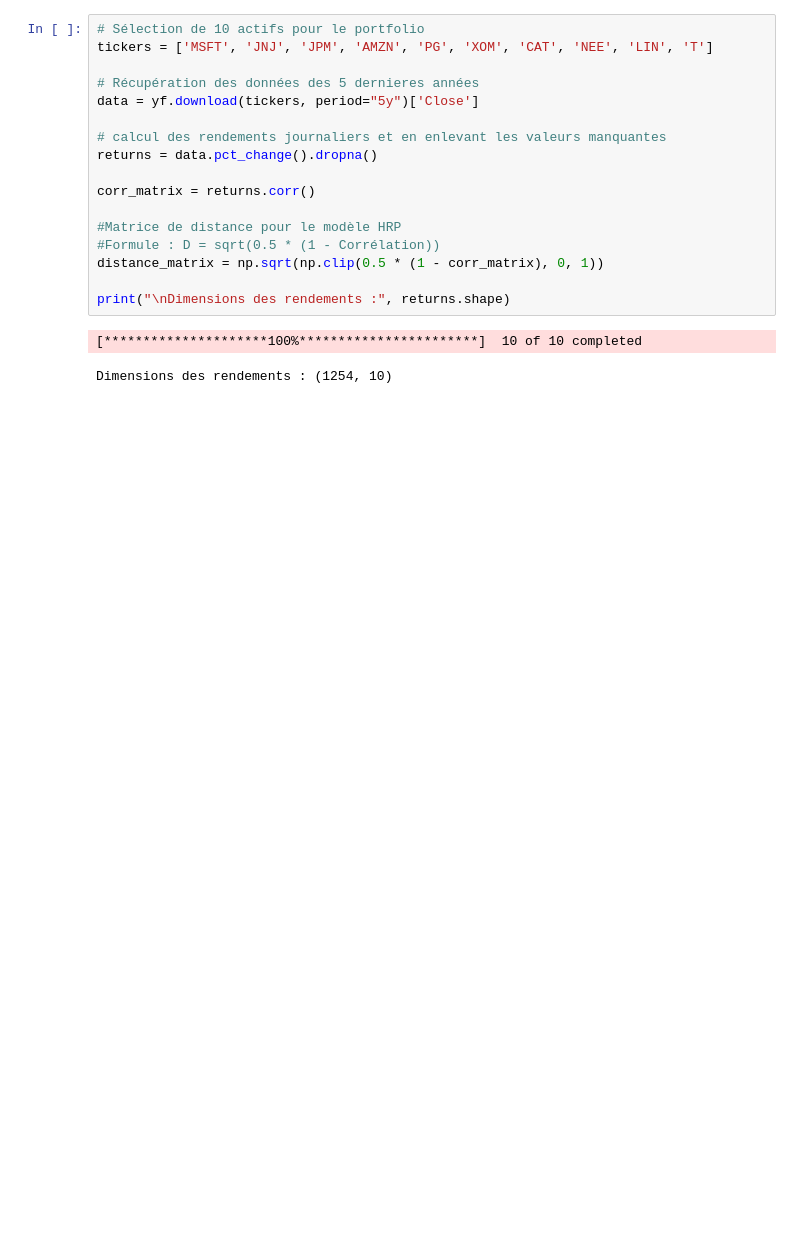
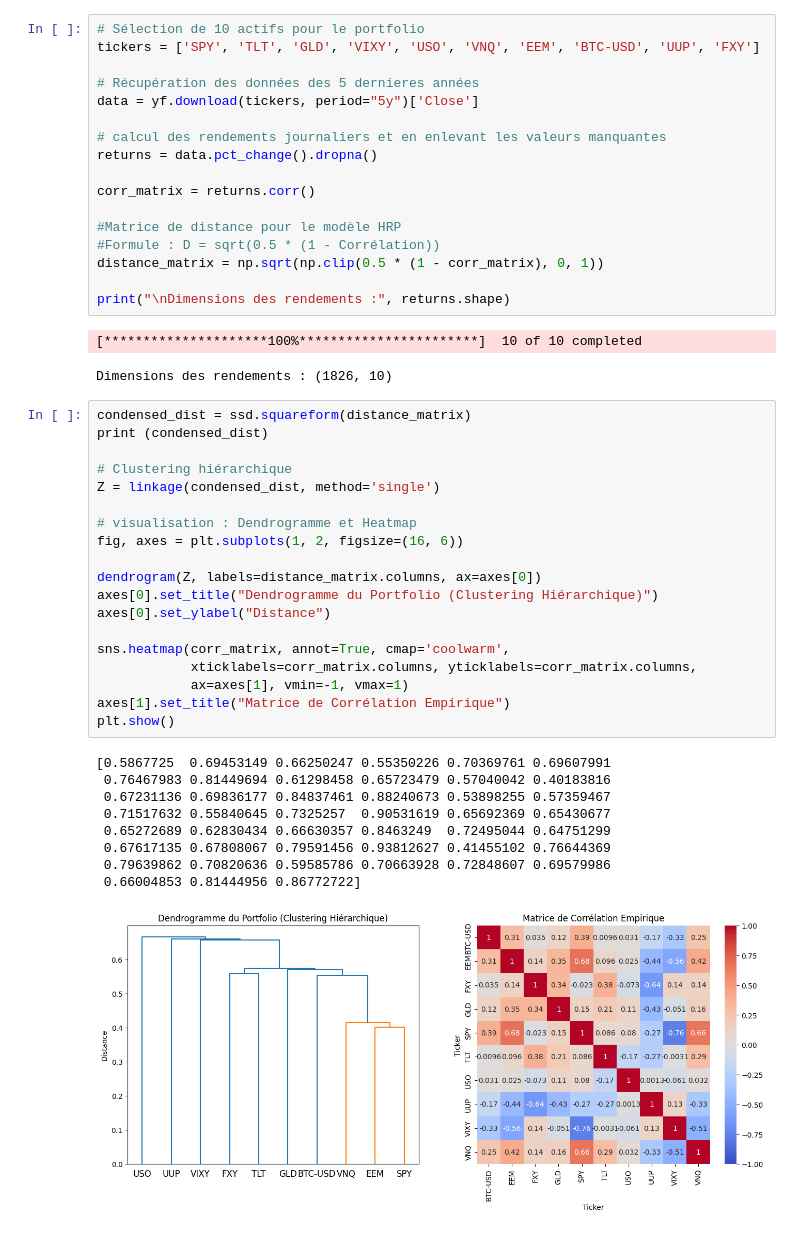
Before and after one commit to mehdi-belhamiti/Hierarchical-Risk-Parity-Portfolio-Optimization, a Jupyter notebook: Hierarchical_Risk_Parity_Python_Code.ipynb, the cells around one changed output. Drawn from its saved outputs; the diff is of its cells as text; blank space fills up the shorter version.

```diff
--- a/Hierarchical_Risk_Parity_Python_Code.ipynb
+++ b/Hierarchical_Risk_Parity_Python_Code.ipynb
@@ -7,6 +11,6 @@ import numpy as np
 # %%
 # Sélection de 10 actifs pour le portfolio
-tickers = ['MSFT', 'JNJ', 'JPM', 'AMZN', 'PG', 'XOM', 'CAT', 'NEE', 'LIN', 'T']
+tickers = ['SPY', 'TLT', 'GLD', 'VIXY', 'USO', 'VNQ', 'EEM', 'BTC-USD', 'UUP', 'FXY']
 
 # Récupération des données des 5 dernieres années
 data = yf.download(tickers, period="5y")['Close']
@@ -23,4 +27,33 @@ distance_matrix = np.sqrt(np.clip(0.5 * (1 - corr_matrix), 0, 1))
 print("\nDimensions des rendements :", returns.shape)
 # %% [output]
 [*********************100%***********************]  10 of 10 completed
-Dimensions des rendements : (1254, 10)
+Dimensions des rendements : (1826, 10)
+# %%
+condensed_dist = ssd.squareform(distance_matrix)
+print (condensed_dist)
+
+# Clustering hiérarchique
+Z = linkage(condensed_dist, method='single')
+
+# visualisation : Dendrogramme et Heatmap
+fig, axes = plt.subplots(1, 2, figsize=(16, 6))
+
+dendrogram(Z, labels=distance_matrix.columns, ax=axes[0])
+axes[0].set_title("Dendrogramme du Portfolio (Clustering Hiérarchique)")
+axes[0].set_ylabel("Distance")
+
+sns.heatmap(corr_matrix, annot=True, cmap='coolwarm',
+            xticklabels=corr_matrix.columns, yticklabels=corr_matrix.columns,
+            ax=axes[1], vmin=-1, vmax=1)
+axes[1].set_title("Matrice de Corrélation Empirique")
+plt.show()
+# %% [output]
+[0.5867725  0.69453149 0.66250247 0.55350226 0.70369761 0.69607991
+ 0.76467983 0.81449694 0.61298458 0.65723479 0.57040042 0.40183816
+ 0.67231136 0.69836177 0.84837461 0.88240673 0.53898255 0.57359467
+ 0.71517632 0.55840645 0.7325257  0.90531619 0.65692369 0.65430677
+ 0.65272689 0.62830434 0.66630357 0.8463249  0.72495044 0.64751299
+ 0.67617135 0.67808067 0.79591456 0.93812627 0.41455102 0.76644369
+ 0.79639862 0.70820636 0.59585786 0.70663928 0.72848607 0.69579986
+ 0.66004853 0.81444956 0.86772722]
+[figure, added]
```
Also changed, not shown: parts of 1 cell of this notebook.
